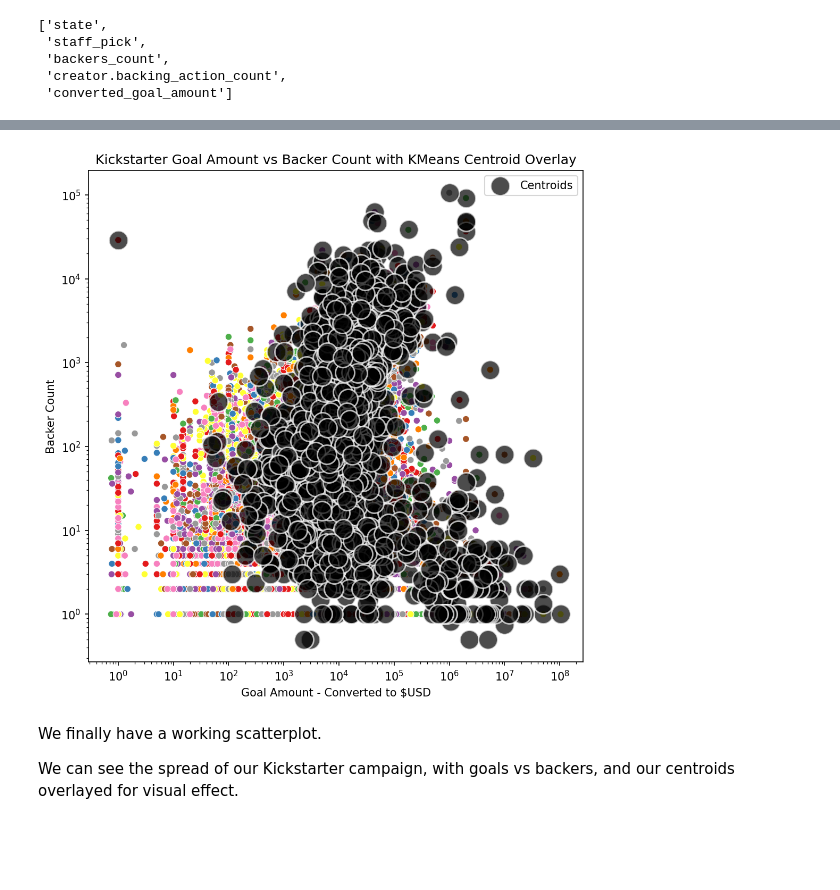
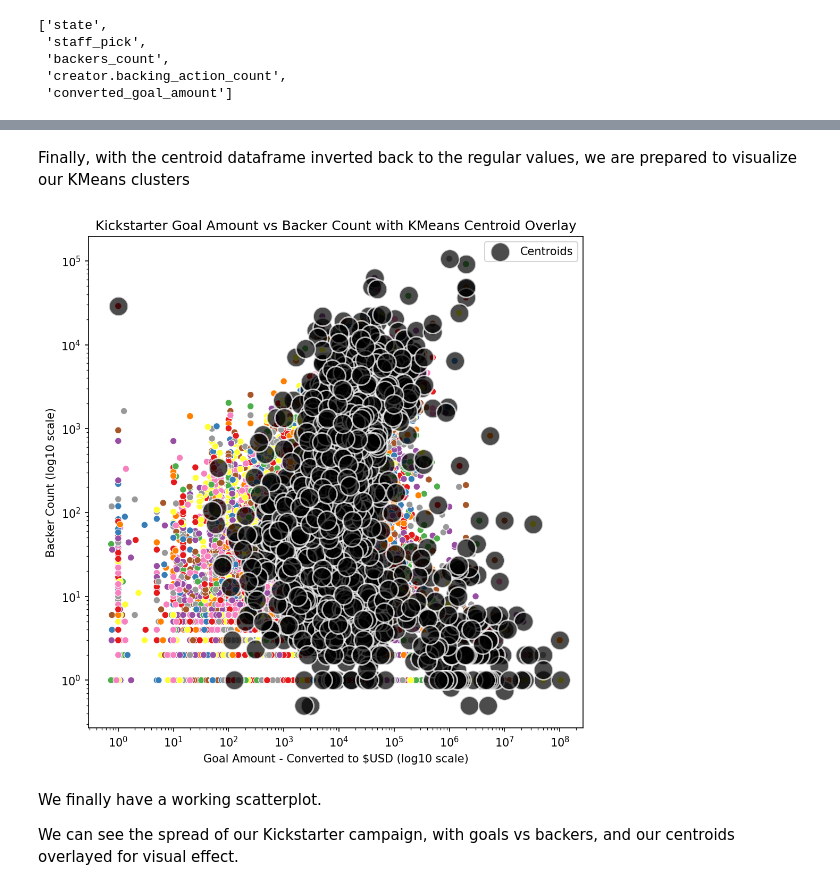
Before and after one commit to blue-santa/kickstarter-campaign-analysis, a Jupyter notebook: project-files/04-05-pre-processing-training-modeling/04-05-kickstarter-process-train-model.ipynb, the cells around one changed output, grey strips where cells are left out. Saved outputs shown, nothing was run; the diff lists cells and outputs as text; code cells hidden in the pictures; blank space fills up the shorter version.

```diff
--- a/project-files/04-05-pre-processing-training-modeling/04-05-kickstarter-process-train-model.ipynb
+++ b/project-files/04-05-pre-processing-training-modeling/04-05-kickstarter-process-train-model.ipynb
@@ -852,11 +829,0 @@ n_clusters = 2250
-# %%
-scaler = StandardScaler()
-model = KMeans(n_clusters=n_clusters)
-pipeline = Pipeline([
-    ('scaler', StandardScaler()),
-    ('kmeans', KMeans(n_clusters=n_clusters, init='k-means++', random_state=42))
-])
-
-pipeline.fit(df_d)
-fitted_kmeans = pipeline.named_steps["kmeans"]
-inertia = fitted_kmeans.inertia_
@@ -883,4 +846,5 @@ run_centroids = False
 results_centroids = np.array([])
 # %%
-possible_k = list(range(25, 2250, 25))
+# Initialize the rand of values for k to run
+possible_k = list(range(25, 2275, 25))
 # %%
@@ -890,6 +855,8 @@ def calculate_unique_centroids(df):
     return num_unique_centroids
 # %%
 if run_centroids:
+    # Calculate Re-run the KMeans algorithm
+    # This time, we focus on centroids
     for i in possible_k:
         start_time = time.perf_counter()
         print(f"Starting cluster of value: {i}")
@@ -904,16 +871,19 @@ if run_centroids:
         fitted_kmeans = pipeline.named_steps["kmeans"]
         inertia = np.round(fitted_kmeans.inertia_, decimals=2)
 
+        # Round the x and y placement of the clusters to two decimal places for comparison purposes
         temp_cent = pd.DataFrame({
-            'x': np.round(fitted_kmeans.cluster_centers_[:, 0], 2),
-            'y': np.round(fitted_kmeans.cluster_centers_[:, 1], 2)
+            'x': np.round(fitted_kmeans.cluster_centers_[:, 2], 2),
+            'y': np.round(fitted_kmeans.cluster_centers_[:, 4], 2)
         })
 
+        # Using the defined function, calculate the number of unique centroids in this iteration of the model
         num_unique_centroids = calculate_unique_centroids(temp_cent)
 
         print(f"number of unique centroids: {num_unique_centroids}")
         print(f"inertia: {inertia}")
 
+        # Store the results for later visualization
         results_centroids = np.append(results_centroids, [i, num_unique_centroids, inertia], axis=0)
         end_time = time.perf_counter()
         elapsed_time = end_time - start_time
@@ -959,2 +942,3 @@ To make this study useful, therefore, we need to reduce the initial number of cl
 # %%
-df_d = df_d.drop(columns=['cluster', 'cluster_2'])
+# Drop the cluster labels
+df_d = df_d.drop(columns=['cluster'])
@@ -1020,16 +1001,20 @@ centroids_df.sort_values(by='converted_goal_amount', ascending=False).head()
+# %% [markdown]
+Finally, with the centroid dataframe inverted back to the regular values, we are prepared to visualize our KMeans clusters
 # %%
 fig, ax = plt.subplots(figsize=(8,8))
+# Scatterplot for the data points
 sns.scatterplot(x=df_d['converted_goal_amount'], y=df_d['backers_count'], hue=df_d['cluster'], palette='Set1', legend=False)
+# Scatterplot for the centroids. Note that we set the alpha to 0.7 so that we can see through the centroid markers
 sns.scatterplot(x=centroids_df['converted_goal_amount'], y=centroids_df['backers_count'],
                 s=300, alpha=0.7, color='black', marker='o', label='Centroids') # style=centroids_df.index, legend=False, markers=marker_dict)
 ax.set_title('Kickstarter Goal Amount vs Backer Count with KMeans Centroid Overlay')
-ax.set_xlabel('Goal Amount - Converted to $USD')
-ax.set_ylabel('Backer Count')
+ax.set_xlabel('Goal Amount - Converted to $USD (log10 scale)')
+ax.set_ylabel('Backer Count (log10 scale)')
 ax.set_xscale('log')
 ax.set_yscale('log')
 plt.show()
 # %% [output]
-[figure, old version]
+[figure, new version]
 # %% [markdown]
 We finally have a working scatterplot.
 
```
Also changed, not shown: parts of 127 cells of this notebook.
